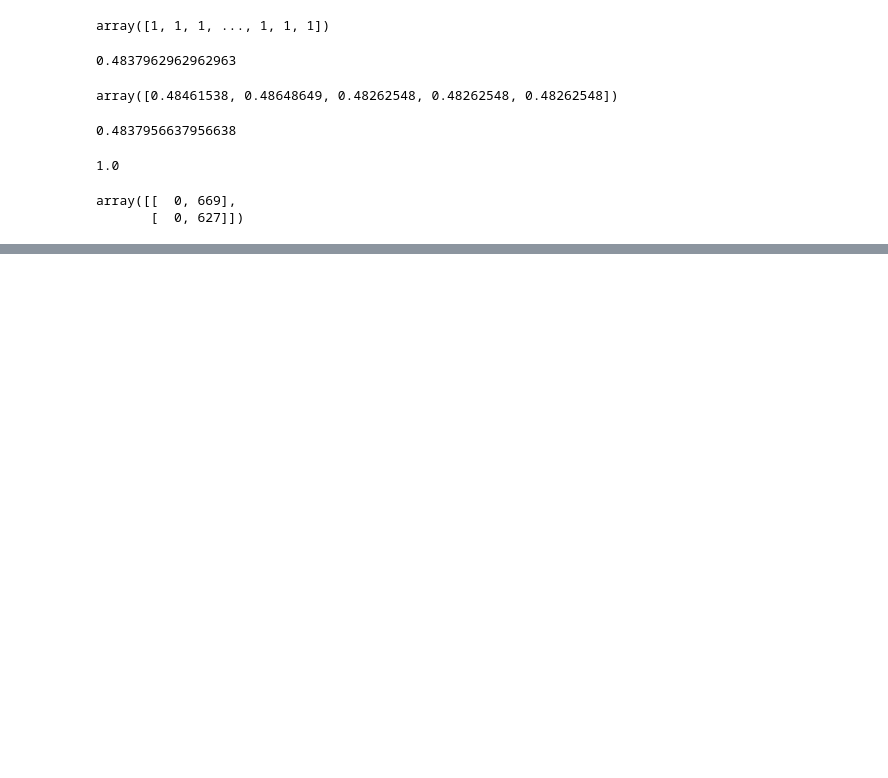
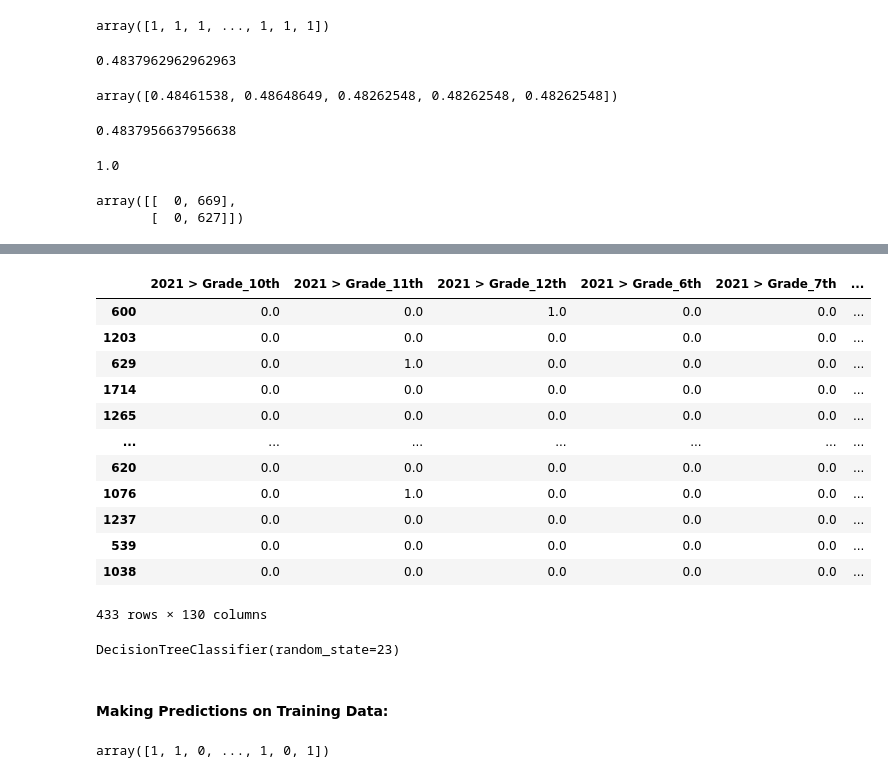
Before and after one commit to SamBen804/SunStride_Business_Analysis, a Jupyter notebook: eda_notebooks/eda0_data_cleanup.ipynb, the cells around one changed output, grey strips where cells are left out. Saved outputs shown, nothing was run; the diff lists cells and outputs as text; code cells hidden in the pictures; blank space fills up the shorter version.

Commit message:
First DecisionTree + few iterations generated

```diff
--- a/eda_notebooks/eda0_data_cleanup.ipynb
+++ b/eda_notebooks/eda0_data_cleanup.ipynb
@@ -890,0 +959,3 @@ encoded = ohe.transform(encodables)
+# %%
+test_encoded = ohe.transform(X_test_cats)
+test_encoded.shape
@@ -904,0 +1004,2 @@ df_final['Primary family city'].nunique()
+# %%
+df_test_encoded = pd.DataFrame(test_encoded.todense(), columns=columns, index=X_test_cats.index)
@@ -904,0 +1023,3 @@ df_final['Primary family city'].nunique()
+# %%
+X_test_nums = X_test_ohe.drop(cats, axis=1)
+X_test_nums
@@ -904,0 +1057,17 @@ df_final['Primary family city'].nunique()
+# %%
+X_test_ohe_df = pd.concat([df_test_encoded, X_test_nums], axis=1)
+X_test_ohe_df
+# %% [output]
+|  | 2021 > Grade_10th | 2021 > Grade_11th | 2021 > Grade_12th | 2021 > Grade_6th | 2021 > Grade_7th | ... |
+| 600 | 0.0 | 0.0 | 1.0 | 0.0 | 0.0 | ... |
+| 1203 | 0.0 | 0.0 | 0.0 | 0.0 | 0.0 | ... |
+| 629 | 0.0 | 1.0 | 0.0 | 0.0 | 0.0 | ... |
+| 1714 | 0.0 | 0.0 | 0.0 | 0.0 | 0.0 | ... |
+| 1265 | 0.0 | 0.0 | 0.0 | 0.0 | 0.0 | ... |
+| ... | ... | ... | ... | ... | ... | ... |
+| 620 | 0.0 | 0.0 | 0.0 | 0.0 | 0.0 | ... |
+| 1076 | 0.0 | 1.0 | 0.0 | 0.0 | 0.0 | ... |
+| 1237 | 0.0 | 0.0 | 0.0 | 0.0 | 0.0 | ... |
+| 539 | 0.0 | 0.0 | 0.0 | 0.0 | 0.0 | ... |
+| 1038 | 0.0 | 0.0 | 0.0 | 0.0 | 0.0 | ... |
+433 rows × 130 columns
@@ -904,0 +1082,11 @@ df_final['Primary family city'].nunique()
+# %%
+tree_default.fit(X_train_ohe_df, y_train)
+# %% [output]
+DecisionTreeClassifier(random_state=23)
+# %% [markdown]
+#### Making Predictions on Training Data:
+# %%
+y_preds = tree_default.predict(X_train_ohe_df)
+y_preds
+# %% [output]
+array([1, 1, 0, ..., 1, 0, 1])
```
Also changed, not shown: parts of 68 cells of this notebook.
